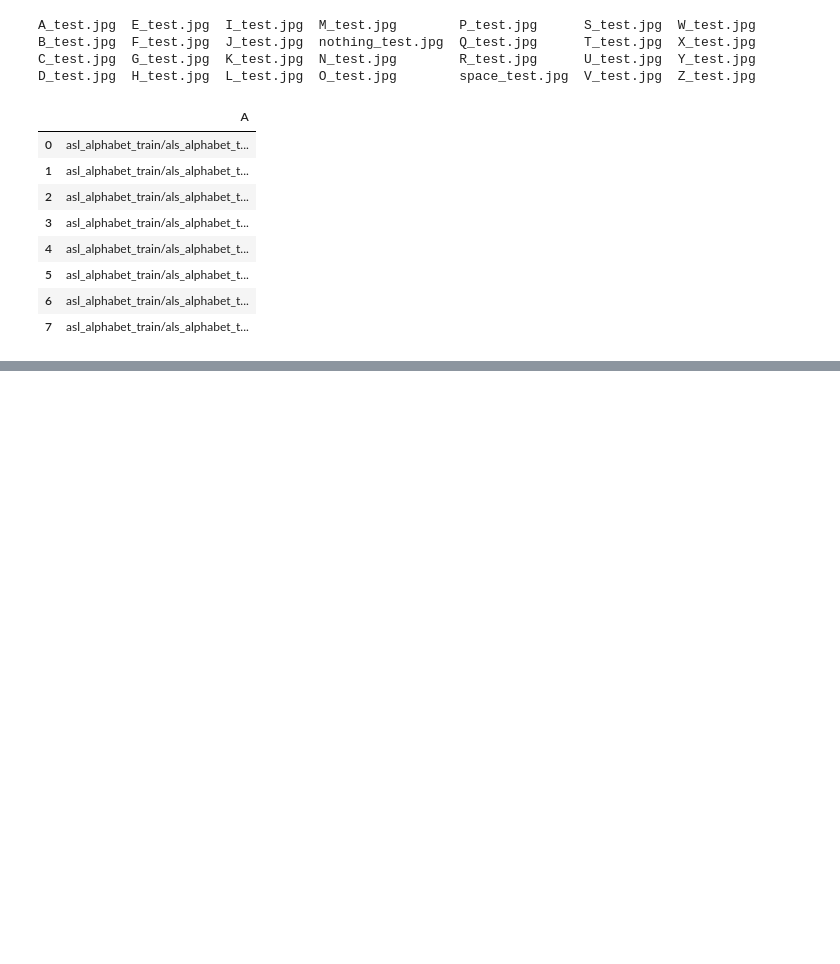
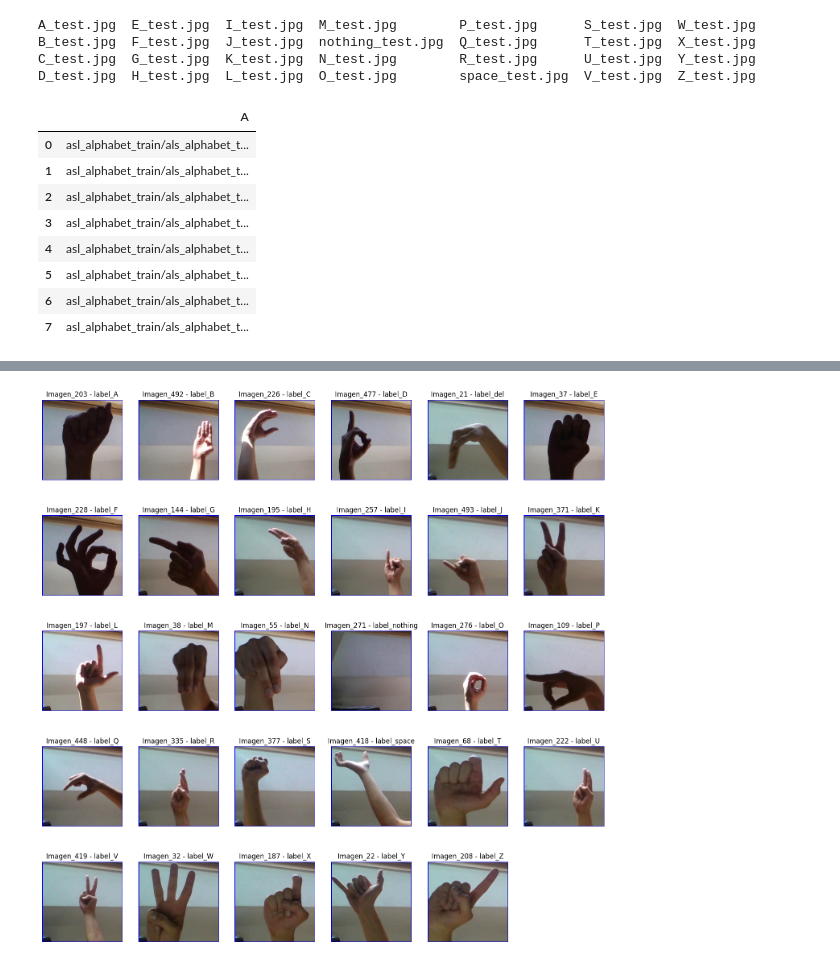
Before and after one commit to jarodriguezf/ASL_Alphabet, a Jupyter notebook: EDA_ASL.ipynb, the cells around one changed output, grey strips where cells are left out. Cells and saved outputs as stored; diff of their text form; code cells hidden in the pictures; blank space fills up the shorter version.

```diff
--- a/EDA_ASL.ipynb
+++ b/EDA_ASL.ipynb
@@ -100,0 +100,12 @@ Por cada categoria, econtramos además, diferentes posiciones, aumentos, así co
+# %%
+# Creamos los labels (clase correspondientes a cada caracteristica)
+labels = ['A','B','C','D','del','E','F','G','H','I','J','K','L','M','N','nothing','O','P','Q','R','S','space','T','U','V','W','X','Y','Z']
+# %%
+# Creamos el dataset vacio (29 clases(labels) por 500 caracteristicas(imagenes))
+df_alphabet = pd.DataFrame(columns=['alphabet'] + [f'image_{i+1}' for i in range(500)])
+# %%
+# Llenar el DataFrame con las etiquetas y rutas de imágenes
+for label in labels:
+    image_paths = [f'asl_alphabet_train/als_alphabet_train/{label}/{label}{i+1}.jpg' for i in range(500)]
+    row_data = [label] + image_paths
+    df_alphabet = df_alphabet.append(pd.Series(row_data, index=df_alphabet.columns), ignore_index=True)
@@ -100,0 +130,16 @@ Por cada categoria, econtramos además, diferentes posiciones, aumentos, así co
+# %%
+# Visualizamos las imagenes con diferentes clases
+fig= plt.figure(figsize=(18, 18))
+
+# Iteramos por las 29 clases, mostrando en orden el alfabeto ALS y los comandos, pero las columnas (imagenes) aleatoriamente.
+for i in range(29):
+  fig.add_subplot(5,6, i+1)
+  num = random.randint(1, 500)
+  col = f'image_{num}'
+  label = df_alphabet.alphabet[i]
+  img = io.imread(df_alphabet[col][i])
+  plt.title(f'Imagen_{num} - label_{label}')
+  plt.axis('off')
+  plt.imshow(img)
+# %% [output]
+[figure, added]
```
Also changed, not shown: parts of 10 cells of this notebook.
